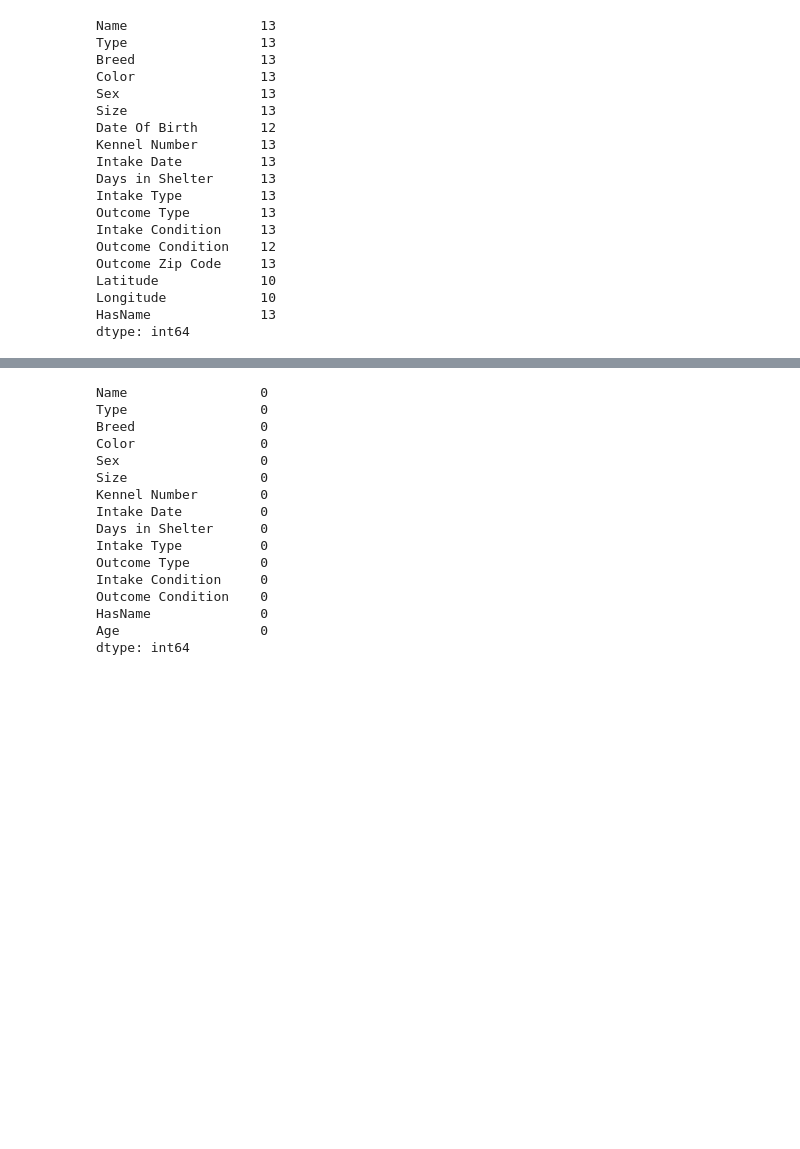
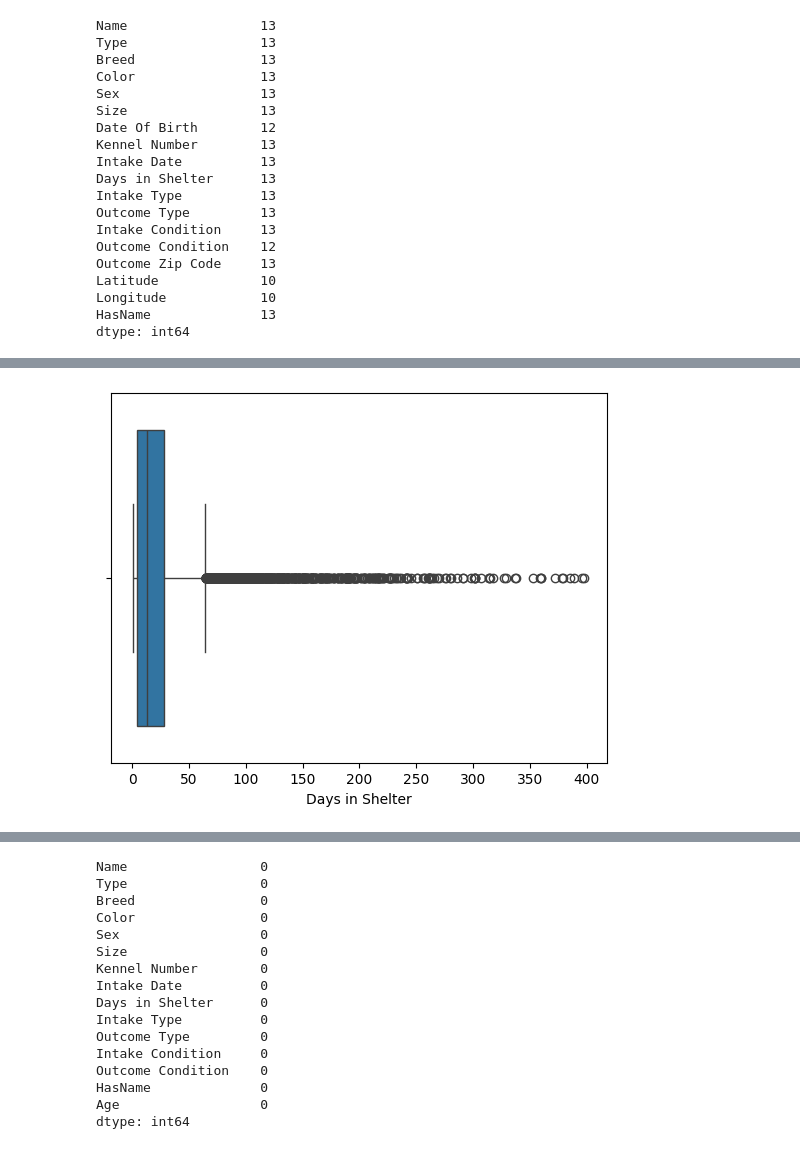
Before and after one commit to suzejka/shelter, a Jupyter notebook: magisterka.ipynb, the cells around one changed output, grey strips where cells are left out. Saved outputs shown, nothing was run; the diff lists cells and outputs as text; code cells hidden in the pictures; blank space fills up the shorter version.

```diff
--- a/magisterka.ipynb
+++ b/magisterka.ipynb
@@ -600,3 +610,9 @@ df.drop(df[df["Days in Shelter"] > 600].index, inplace=True)
+# %%
+df["Days in Shelter"] = df["Days in Shelter"].astype(int)
+sns.boxplot(x=df["Days in Shelter"])
+plt.show()
+# %% [output]
+[figure, added]
 # %%
 df.isnull().sum()
 # %% [output]
```
Also changed, not shown: parts of 66 cells of this notebook.
